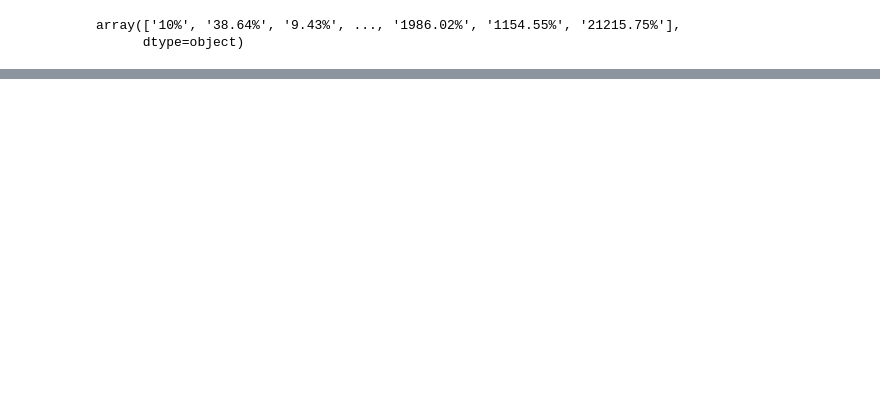
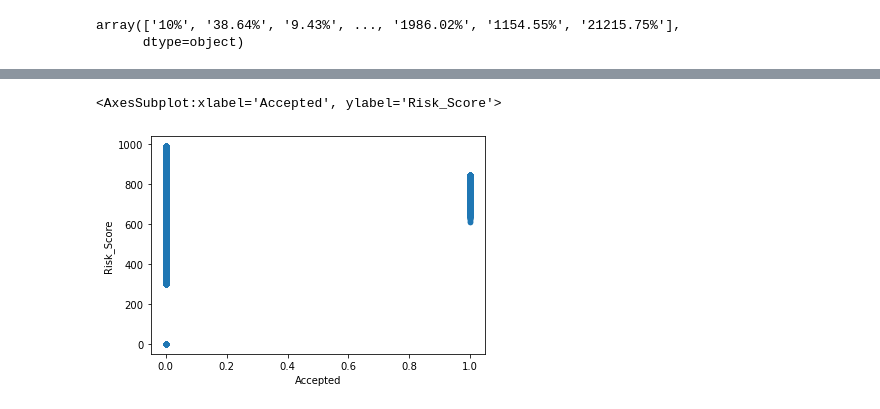
Before and after one commit to wdytfh/Final-Capstone, a Jupyter notebook: Final Capstone Project.ipynb, the cells around one changed output, grey strips where cells are left out. Saved outputs shown, nothing was run; the diff lists cells and outputs as text; code cells hidden in the pictures; blank space fills up the shorter version.

```diff
--- a/Final Capstone Project.ipynb
+++ b/Final Capstone Project.ipynb
@@ -156,0 +288,5 @@ data_final.head
+# %%
+data_final.plot(x='Accepted',y='Risk_Score',kind='scatter')
+# %% [output]
+<AxesSubplot:xlabel='Accepted', ylabel='Risk_Score'>
+[figure, added]
```
Also changed, not shown: parts of 26 cells of this notebook.
